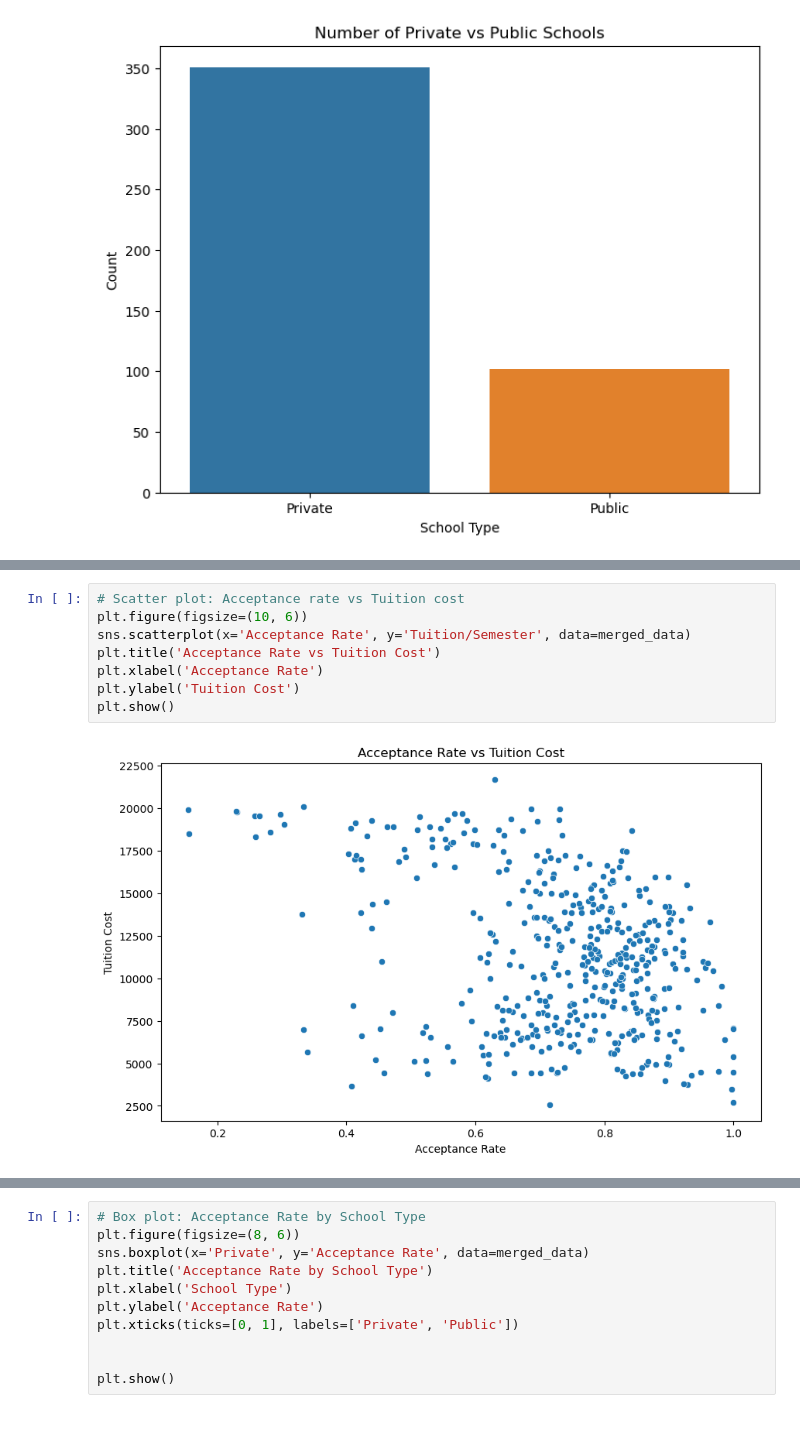
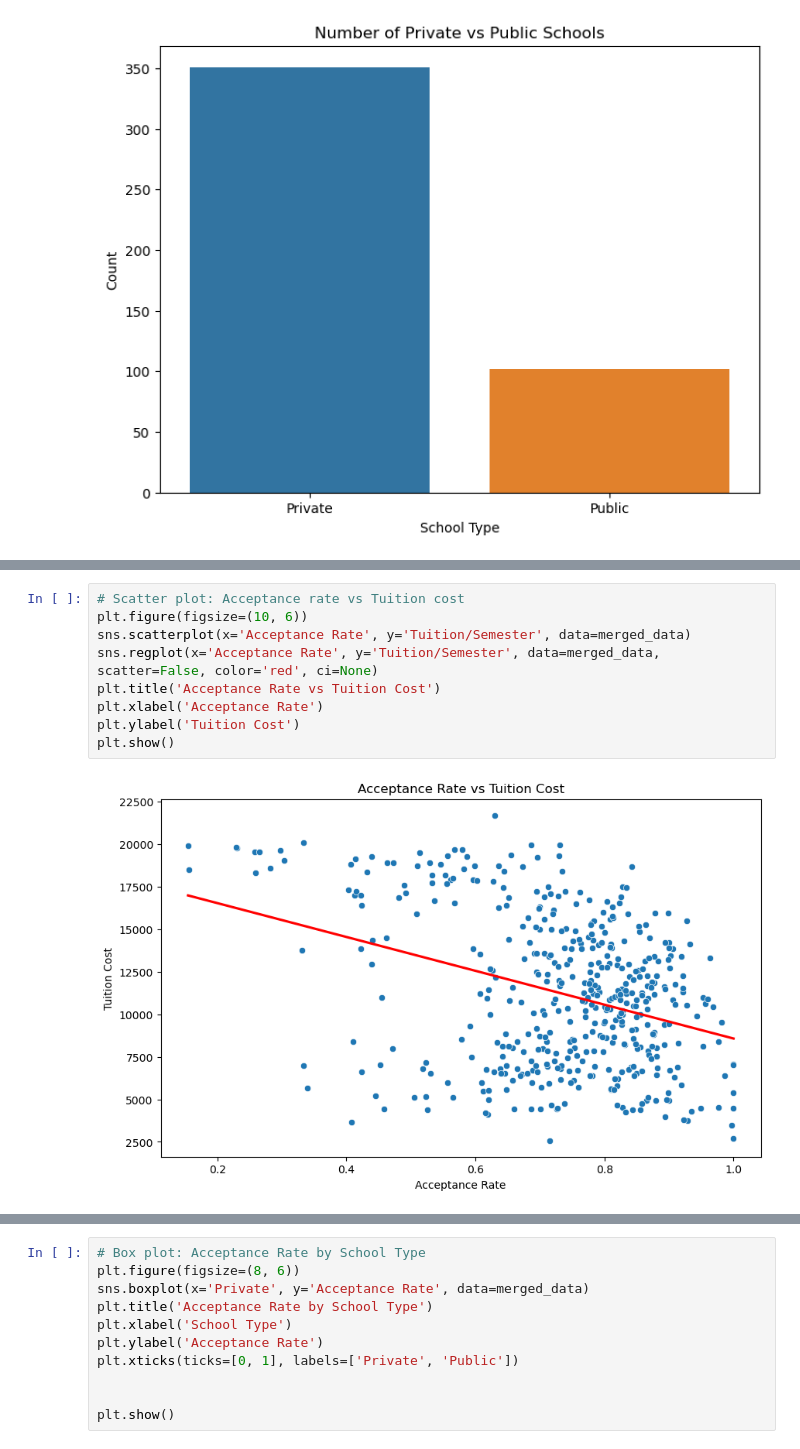
Before and after one commit to sWeeks99/Education_Trends_and_Opportunities, a Jupyter notebook: gulsens_analysis/gulsens_analysis.ipynb, the cells around one changed output, grey strips where cells are left out. Saved outputs shown, nothing was run; the diff lists cells and outputs as text.

```diff
--- a/gulsens_analysis/gulsens_analysis.ipynb
+++ b/gulsens_analysis/gulsens_analysis.ipynb
@@ -162,13 +165,14 @@ plt.show()
 # %%
 # Scatter plot: Acceptance rate vs Tuition cost
 plt.figure(figsize=(10, 6))
 sns.scatterplot(x='Acceptance Rate', y='Tuition/Semester', data=merged_data)
+sns.regplot(x='Acceptance Rate', y='Tuition/Semester', data=merged_data, scatter=False, color='red', ci=None)
 plt.title('Acceptance Rate vs Tuition Cost')
 plt.xlabel('Acceptance Rate')
 plt.ylabel('Tuition Cost')
 plt.show()
 # %% [output]
-[figure, old version]
+[figure, new version]
 # %%
 # Scatter plot: Acceptance rate vs Starting Median Income
 plt.figure(figsize=(10, 6))
```
Also changed, not shown: parts of 8 cells of this notebook, 5 other files.
